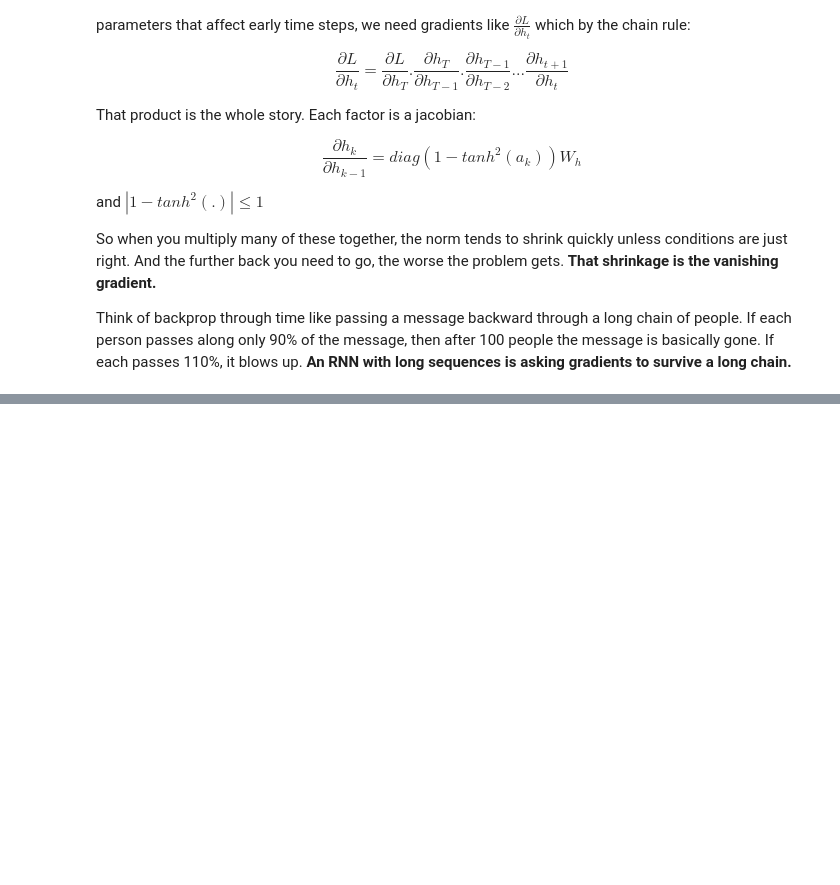
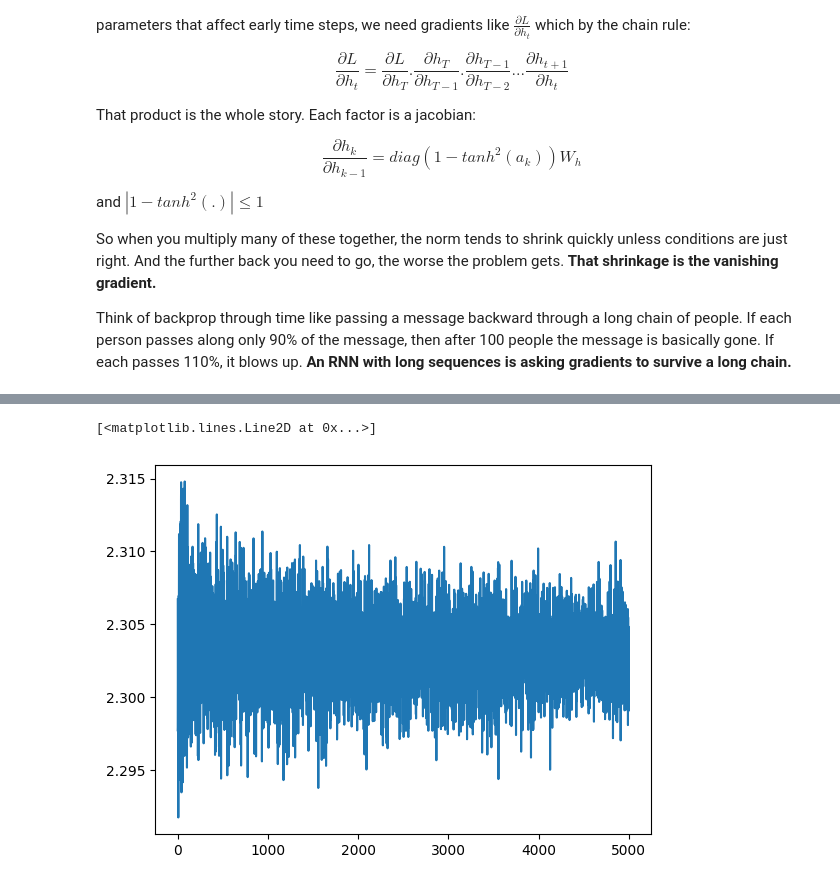
Before and after one commit to lshahsha/model_tutorial, a Jupyter notebook: notebooks/rnns.ipynb, the cells around one changed output, grey strips where cells are left out. Cells and saved outputs as stored; diff of their text form; code cells hidden in the pictures; blank space fills up the shorter version.

```diff
--- a/notebooks/rnns.ipynb
+++ b/notebooks/rnns.ipynb
@@ -797,0 +1138,33 @@ That’s vanishing gradient made visible.
+# %%
+model = LSTMPin(input_dim=10, hidden_dim=128, pin_length=4)
+
+optimizer = optim.Adam(model.parameters(), lr=1e-3)
+loss_fn = nn.CrossEntropyLoss()
+
+seq_len = 20
+
+batch_size = 32
+loss_all = []
+for step in range(5000):
+
+    x, pin = generate_batch(batch_size, seq_len=seq_len, pin_length=4)
+    # x, pin = generate_pin_sequence(seq_len=seq_len, pin_length=4)
+
+    logits = model(x)
+
+    loss = loss_fn(
+        logits.view(-1, 10),
+        pin.view(-1)
+    )
+
+    optimizer.zero_grad()
+    loss.backward()
+    optimizer.step()
+
+    loss_all.append(loss.item())
+
+    if step % 500 == 0:
+        with torch.no_grad():
+            pred = logits.argmax(dim=-1)
+            acc = (pred == pin).float().mean()
+        print(f"step {step} | loss {loss.item():.4f} | acc {acc.item():.3f}")
@@ -797,0 +1182,5 @@ That’s vanishing gradient made visible.
+# %%
+plt.plot(loss_all)
+# %% [output]
+[<matplotlib.lines.Line2D at 0x...>]
+[figure, added]
```
Also changed, not shown: parts of 22 cells of this notebook, 9 other files.
